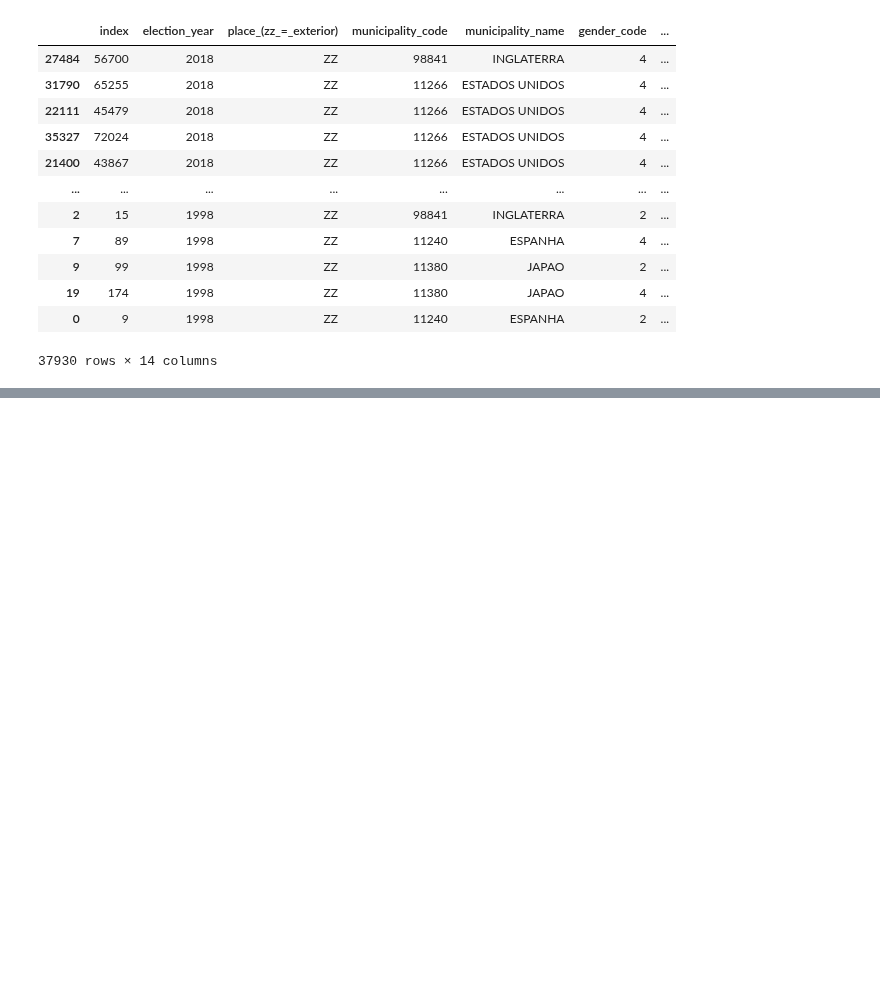
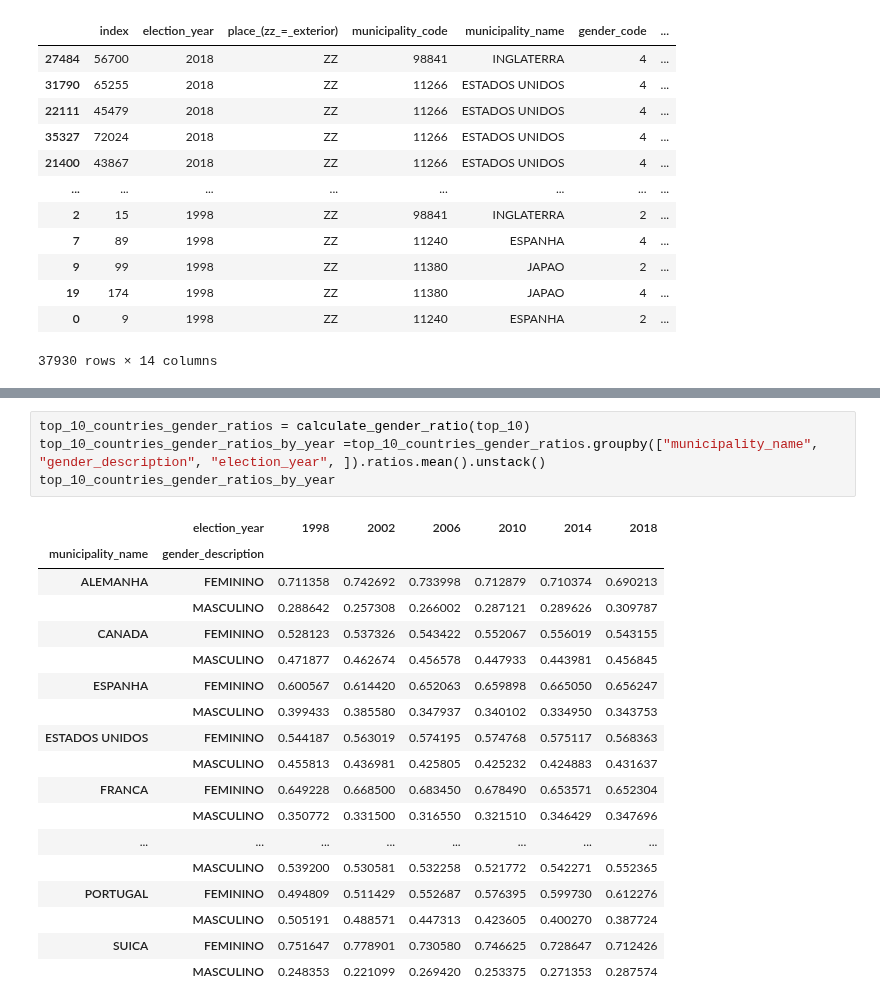
Before and after one commit to BU-Spark/ds-boston-bpda-br-election, a Jupyter notebook: TEAM1/src/electorate_location.ipynb, the cells around one changed output, grey strips where cells are left out. Cells and saved outputs as stored; diff of their text form; blank space fills up the shorter version.

```diff
--- a/TEAM1/src/electorate_location.ipynb
+++ b/TEAM1/src/electorate_location.ipynb
@@ -735,0 +773,23 @@ top_10
+# %%
+top_10_countries_gender_ratios = calculate_gender_ratio(top_10)
+top_10_countries_gender_ratios_by_year =top_10_countries_gender_ratios.groupby(["municipality_name", "gender_description", "election_year", ]).ratios.mean().unstack()
+top_10_countries_gender_ratios_by_year
+# %% [output]
+|  | election_year | 1998 | 2002 | 2006 | 2010 | 2014 | 2018 |
+| municipality_name | gender_description |  |  |  |  |  |  |
+| ALEMANHA | FEMININO | 0.711358 | 0.742692 | 0.733998 | 0.712879 | 0.710374 | 0.690213 |
+|  | MASCULINO | 0.288642 | 0.257308 | 0.266002 | 0.287121 | 0.289626 | 0.309787 |
+| CANADA | FEMININO | 0.528123 | 0.537326 | 0.543422 | 0.552067 | 0.556019 | 0.543155 |
+|  | MASCULINO | 0.471877 | 0.462674 | 0.456578 | 0.447933 | 0.443981 | 0.456845 |
+| ESPANHA | FEMININO | 0.600567 | 0.614420 | 0.652063 | 0.659898 | 0.665050 | 0.656247 |
+|  | MASCULINO | 0.399433 | 0.385580 | 0.347937 | 0.340102 | 0.334950 | 0.343753 |
+| ESTADOS UNIDOS | FEMININO | 0.544187 | 0.563019 | 0.574195 | 0.574768 | 0.575117 | 0.568363 |
+|  | MASCULINO | 0.455813 | 0.436981 | 0.425805 | 0.425232 | 0.424883 | 0.431637 |
+| FRANCA | FEMININO | 0.649228 | 0.668500 | 0.683450 | 0.678490 | 0.653571 | 0.652304 |
+|  | MASCULINO | 0.350772 | 0.331500 | 0.316550 | 0.321510 | 0.346429 | 0.347696 |
+| ... | ... | ... | ... | ... | ... | ... | ... |
+|  | MASCULINO | 0.539200 | 0.530581 | 0.532258 | 0.521772 | 0.542271 | 0.552365 |
+| PORTUGAL | FEMININO | 0.494809 | 0.511429 | 0.552687 | 0.576395 | 0.599730 | 0.612276 |
+|  | MASCULINO | 0.505191 | 0.488571 | 0.447313 | 0.423605 | 0.400270 | 0.387724 |
+| SUICA | FEMININO | 0.751647 | 0.778901 | 0.730580 | 0.746625 | 0.728647 | 0.712426 |
+|  | MASCULINO | 0.248353 | 0.221099 | 0.269420 | 0.253375 | 0.271353 | 0.287574 |
```
Also changed, not shown: parts of 4 cells of this notebook, 4 other files.
